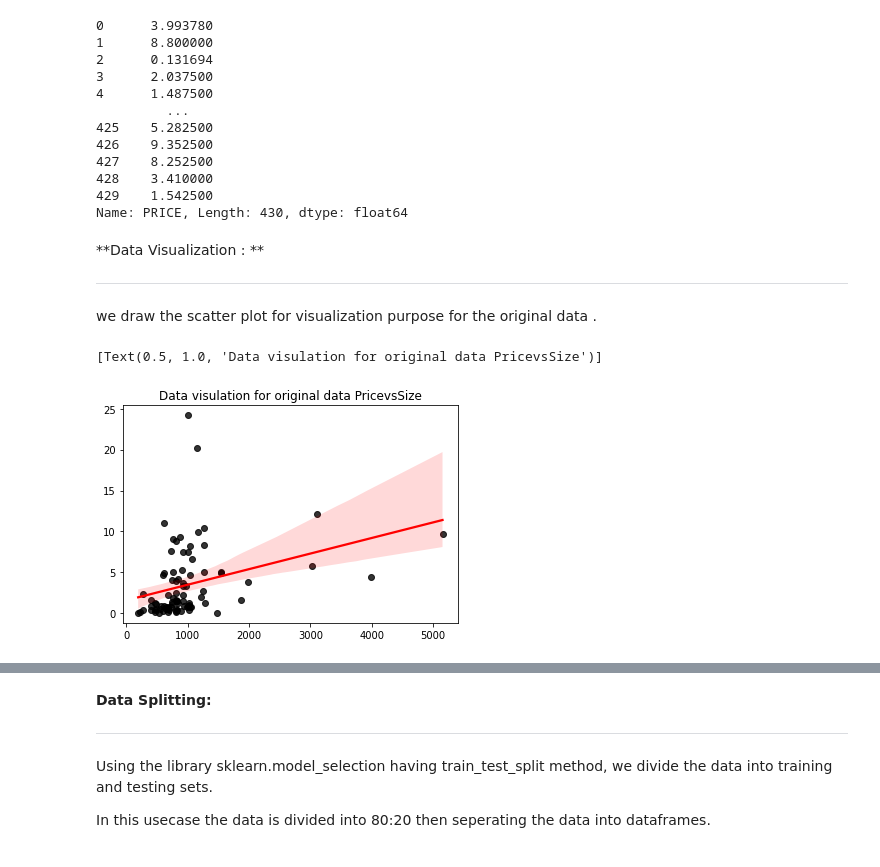
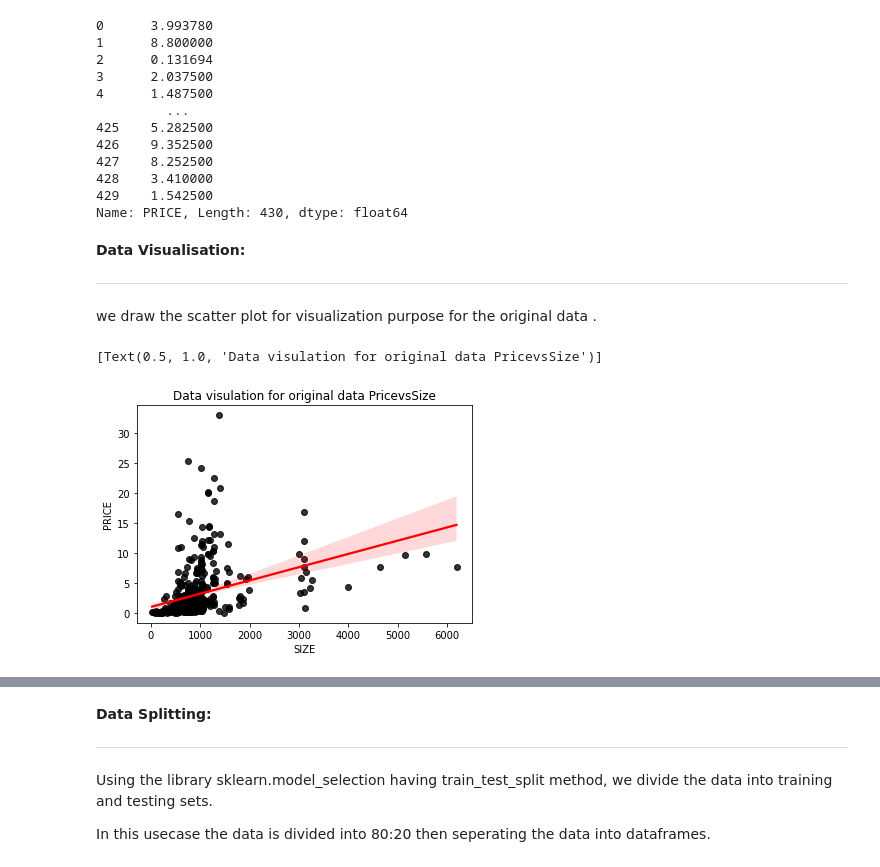
Before and after one commit to Nagmashaik123/Legal-SA, a Jupyter notebook: ShaikAssignment1.ipynb, the cells around one changed output, grey strips where cells are left out. Cells and saved outputs as stored; diff of their text form; code cells hidden in the pictures.

```diff
--- a/ShaikAssignment1.ipynb
+++ b/ShaikAssignment1.ipynb
@@ -108,15 +108,15 @@ price
 429    1.542500
 Name: PRICE, Length: 430, dtype: float64
 # %% [markdown]
-**Data Visualization : **
+**Data Visualisation:**
 
 ---
 we draw the scatter plot for visualization purpose for the original data .
 # %%
-sns.regplot(test_data_size, test_data_price, scatter_kws={"color": "black"}, line_kws={"color": "red"}).set(title='Data visulation for original data PricevsSize')
+sns.regplot(size, price, scatter_kws={"color": "black"}, line_kws={"color": "red"}).set(title='Data visulation for original data PricevsSize')
 # %% [output]
 [Text(0.5, 1.0, 'Data visulation for original data PricevsSize')]
-[figure, old version]
+[figure, new version]
 # %%
 !pip install sklearn
 # %% [output]
```
Also changed, not shown: parts of 22 cells of this notebook.
